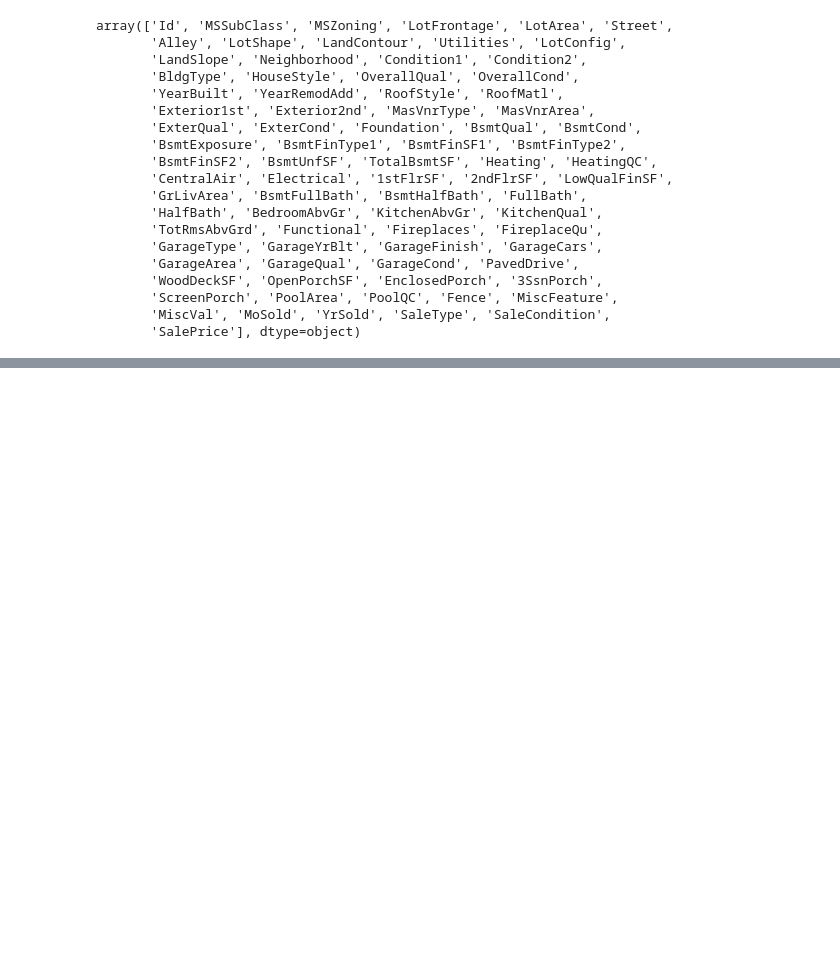
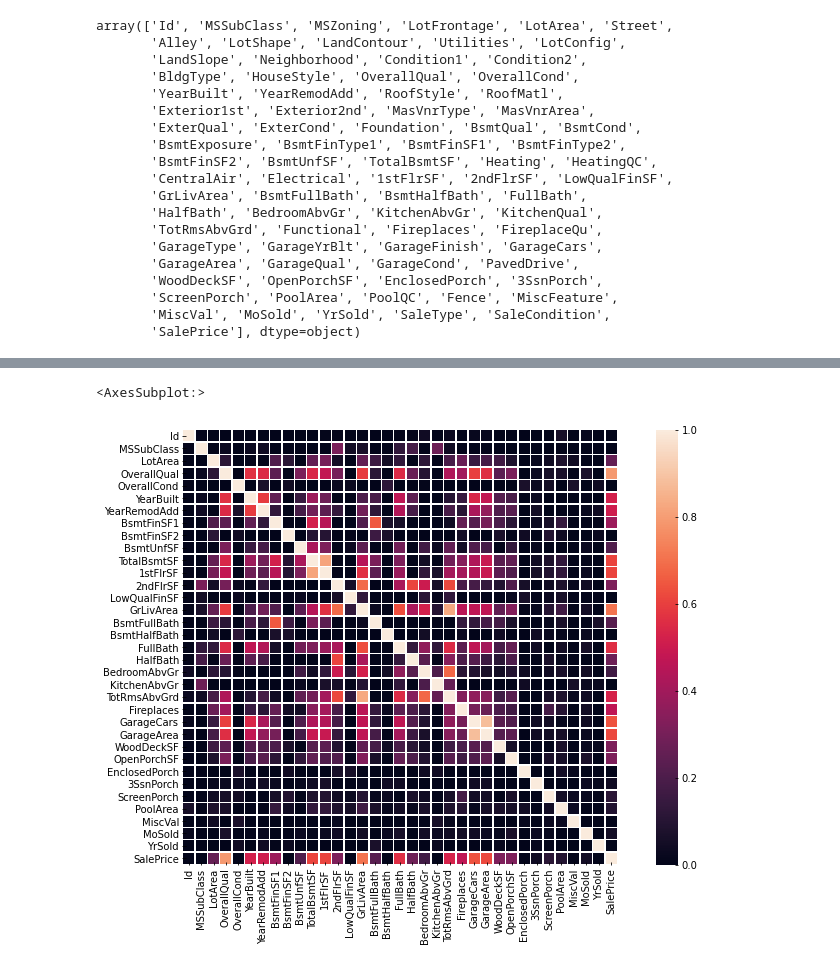
Before and after one commit to traceymai/housing, a Jupyter notebook: housing.ipynb, the cells around one changed output, grey strips where cells are left out. Saved outputs shown, nothing was run; the diff lists cells and outputs as text; code cells hidden in the pictures; blank space fills up the shorter version.

```diff
--- a/housing.ipynb
+++ b/housing.ipynb
@@ -236,0 +214,7 @@ array([[1.        , 0.7909816 , 0.70862448, 0.6404092 , 0.62343144,
+# %%
+plt.figure(figsize = (14,8))
+corr_matrix = df_train.corr().round(2)
+sns.heatmap(data=corr_matrix, linewidths=0.5, vmin = 0, vmax = 1, square = True)
+# %% [output]
+<AxesSubplot:>
+[figure, added]
```
Also changed, not shown: parts of 71 cells of this notebook, 2 other files.
